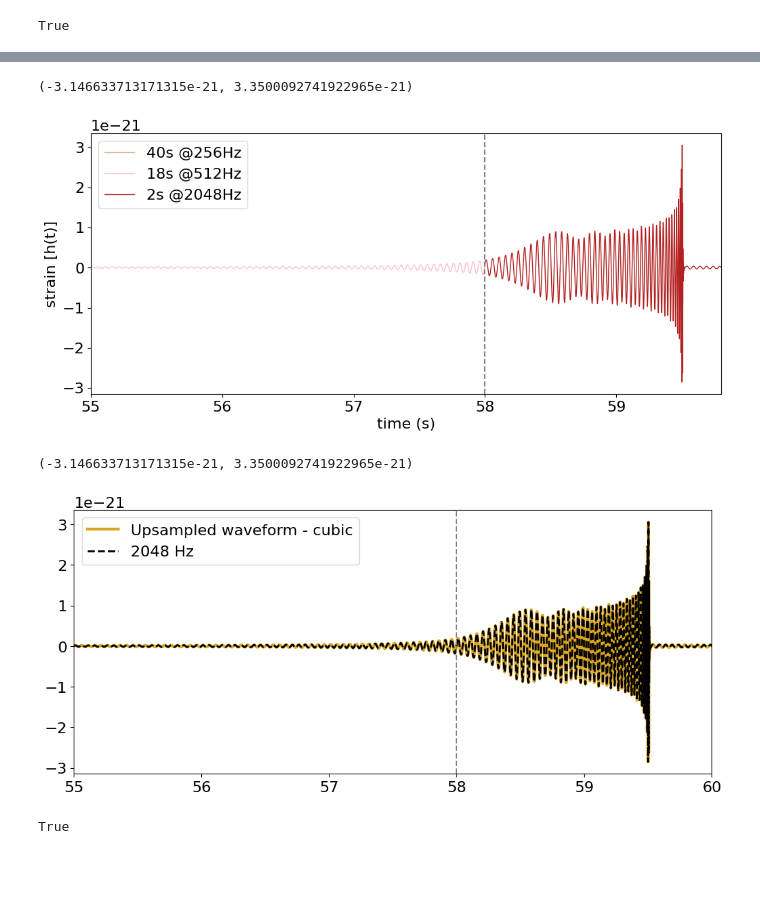
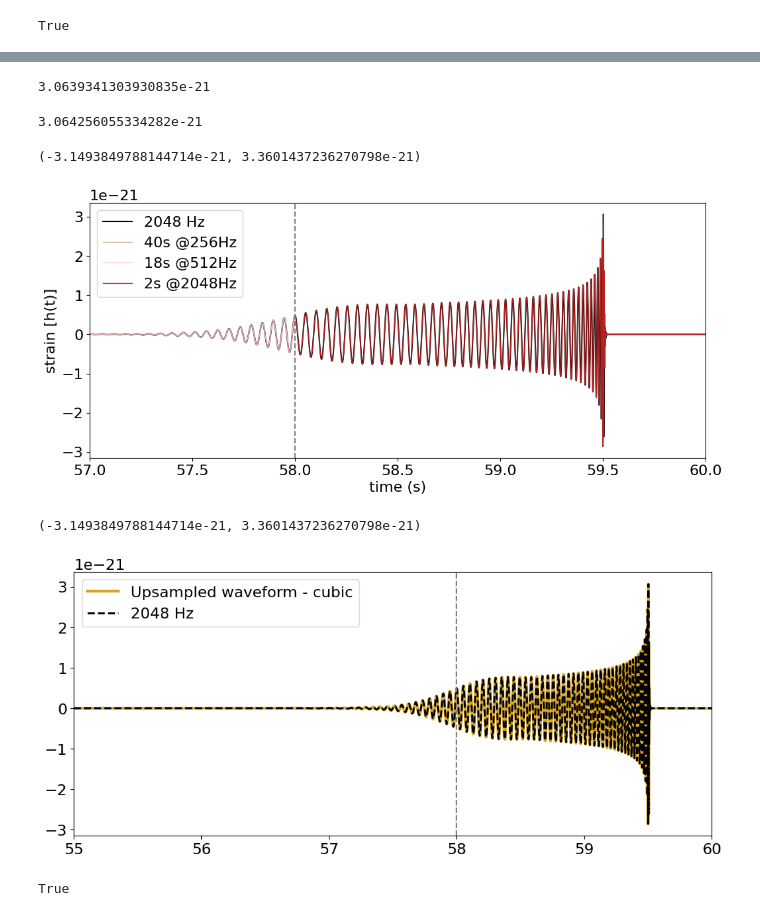
Before and after one commit to bhgupta20/mlgw-project, a Jupyter notebook: bns_tutorial/ml4gw_BNS.ipynb, the cells around one changed output, grey strips where cells are left out. Drawn from its saved outputs; the diff is of its cells as text; code cells hidden in the pictures; blank space fills up the shorter version.

```diff
--- a/bns_tutorial/ml4gw_BNS.ipynb
+++ b/bns_tutorial/ml4gw_BNS.ipynb
@@ -681,17 +617,0 @@ plt.show()
-# %%
-def build_variable_indices(sr=2048, schedule=None, device=None):
-        if schedule is None:
-            schedule = torch.tensor([[0, 40, 256],
-                                    [40, 58, 512],
-                                    [58, 60, 2048]], dtype=torch.int, device=device)
-
-        idx = torch.tensor([], dtype=torch.long, device=device)
-        for s in schedule:
-            if idx.size()[0] == 0:
-                start = int(s[0] * sr)
-            else:
-                start = int(idx[-1]) + int(idx[-1] - idx[-2])
-            stop = int(start + (s[1] - s[0]) * sr)
-            step = int(sr // s[2])
-            idx = torch.cat((idx, torch.arange(start, stop, step, dtype=torch.int, device=device)))
-        return idx
@@ -766,9 +689,14 @@ fixed_params_4 = {
 # %%
 result_bbh = generate_multi_sr_waveforms(
-    sample_rates=sample_rates,
+    sample_rates=[2048],
     params_dict=fixed_params_4,
     waveform_duration=60,
     f_ref=20
 )
+# %%
+idx_bbh = build_variable_indices(sr=2048)
+h_var_bbh = result_bbh[2048]['hp'].index_select(dim=-1, index=idx_bbh)
+times_bbh = torch.arange(0, 60, 1/2048).index_select(dim=-1, index=idx_bbh)
 # %%
-X3 = result_bbh[2048]['hp'].index_select(dim=-1, index=indices)
+X3_hc = result_bbh[2048]['hc'].index_select(dim=-1, index=idx_bbh.to(result_bbh[2048]['hp'].device))
+X3_hp = result_bbh[2048]['hp'].index_select(dim=-1, index=idx_bbh.to(result_bbh[2048]['hp'].device))
@@ -775,24 +793,32 @@ X3 = result_bbh[2048]['hp'].index_select(dim=-1, index=indices)
+# %%
+np.max(hp_t_lal)
+# %% [output]
+3.0639341303930835e-21
+# %%
+np.max(result_bbh[2048]['hp'].numpy())
+# %% [output]
+3.064256055334282e-21
 # %%
 plt.figure(figsize=(12, 5))
 
-plt.plot(time1, X3[:10240], color='tan', linewidth=1, label='40s @256Hz')
-plt.plot(time2, X3[10240:19456], color='pink', linewidth=1, label='18s @512Hz')
-plt.plot(time3, X3[19456:], color='firebrick', linewidth=1, label='2s @2048Hz')
-
+plt.plot(time, result_bbh[2048]['hp'].cpu(), color='black', linestyle='-', label='2048 Hz')
+plt.plot(time1, X3_hp[:10240].cpu(), color='tan', linewidth=1, label='40s @256Hz')
+plt.plot(time2, X3_hp[10240:19456].cpu(), color='pink', linewidth=1, label='18s @512Hz')
+plt.plot(time3, X3_hp[19456:].cpu(), color='firebrick', linewidth=1, label='2s @2048Hz')
 
 plt.axvline(x=40, color='grey', linestyle='--')
 plt.axvline(x=58, color='grey', linestyle='--')
 
 plt.xlabel('time (s)')
 plt.ylabel('strain [h(t)]')
 
 plt.legend(loc='best')
 # plt.xlim(57.9, 58.1)
 # plt.xlim(59.4, 59.5)
-plt.xlim(55, 59.8)
+plt.xlim(57, 60)
 plt.ylim()
 # %% [output]
-(-3.146633713171315e-21, 3.3500092741922965e-21)
+(-3.1493849788144714e-21, 3.3601437236270798e-21)
-[figure, old version]
+[figure, new version]
 # %%
 import numpy as np
@@ -804,7 +830,7 @@ x_up3 = f(time.numpy())
 # %%
 plt.figure(figsize=(12, 5))
 plt.plot(time, x_up3, color='goldenrod', linewidth=3, label='Upsampled waveform - cubic')
-plt.plot(result_low1[2048]['t'], result_bbh[2048]['hp'], linewidth=2, color='black', linestyle='--', label='2048 Hz')
+plt.plot(result_bbh[2048]['t'], result_bbh[2048]['hp'], linewidth=2, color='black', linestyle='--', label='2048 Hz')
 
 plt.axvline(x=40, color='grey', linestyle='--')
 plt.axvline(x=58, color='grey', linestyle='--')
@@ -815,6 +841,6 @@ plt.legend(loc='best')
 plt.xlim(55, 60)
 plt.ylim()
 # %% [output]
-(-3.146633713171315e-21, 3.3500092741922965e-21)
+(-3.1493849788144714e-21, 3.3601437236270798e-21)
-[figure, old version]
+[figure, new version]
 # %%
```
Also changed, not shown: parts of 40 cells of this notebook.
